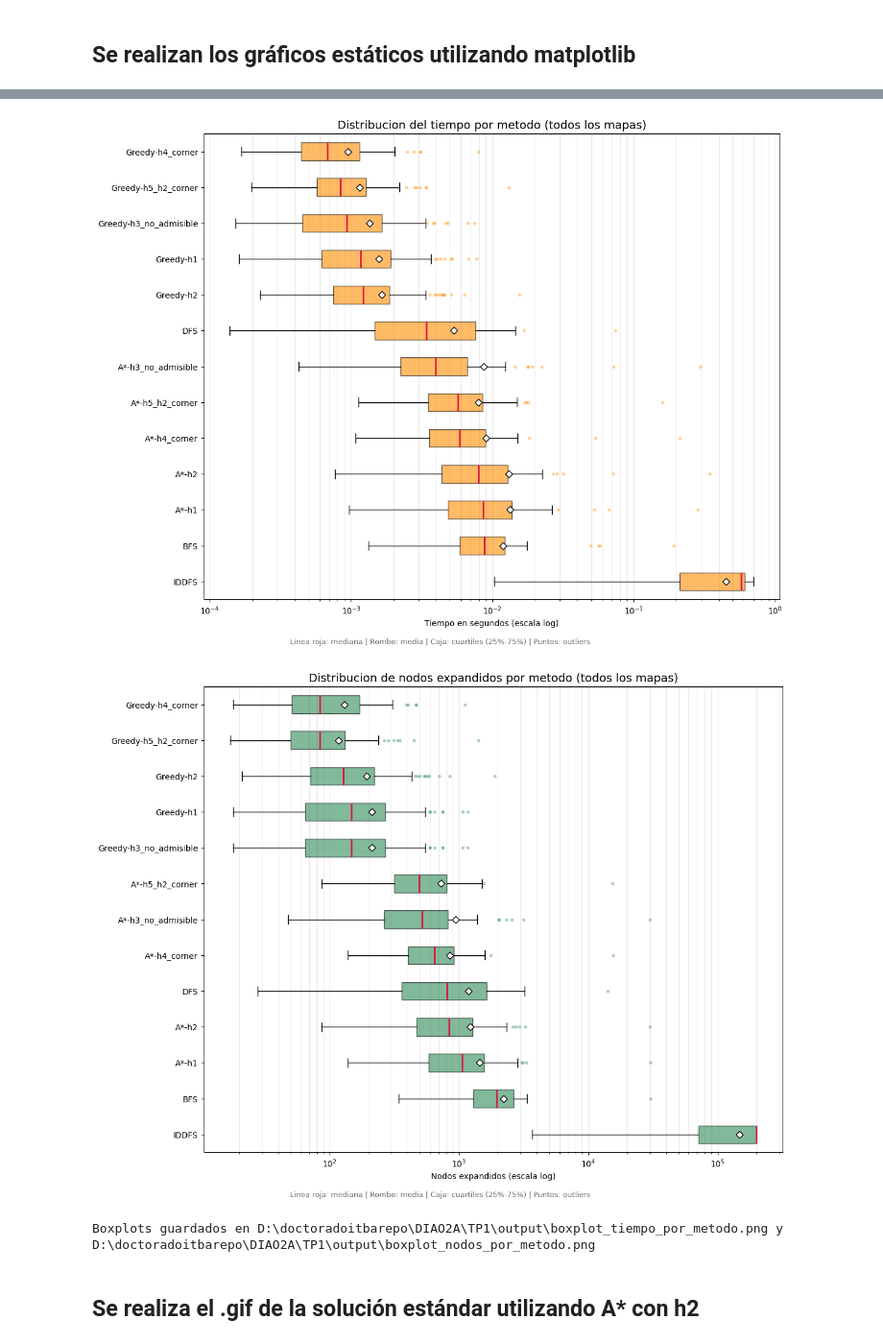
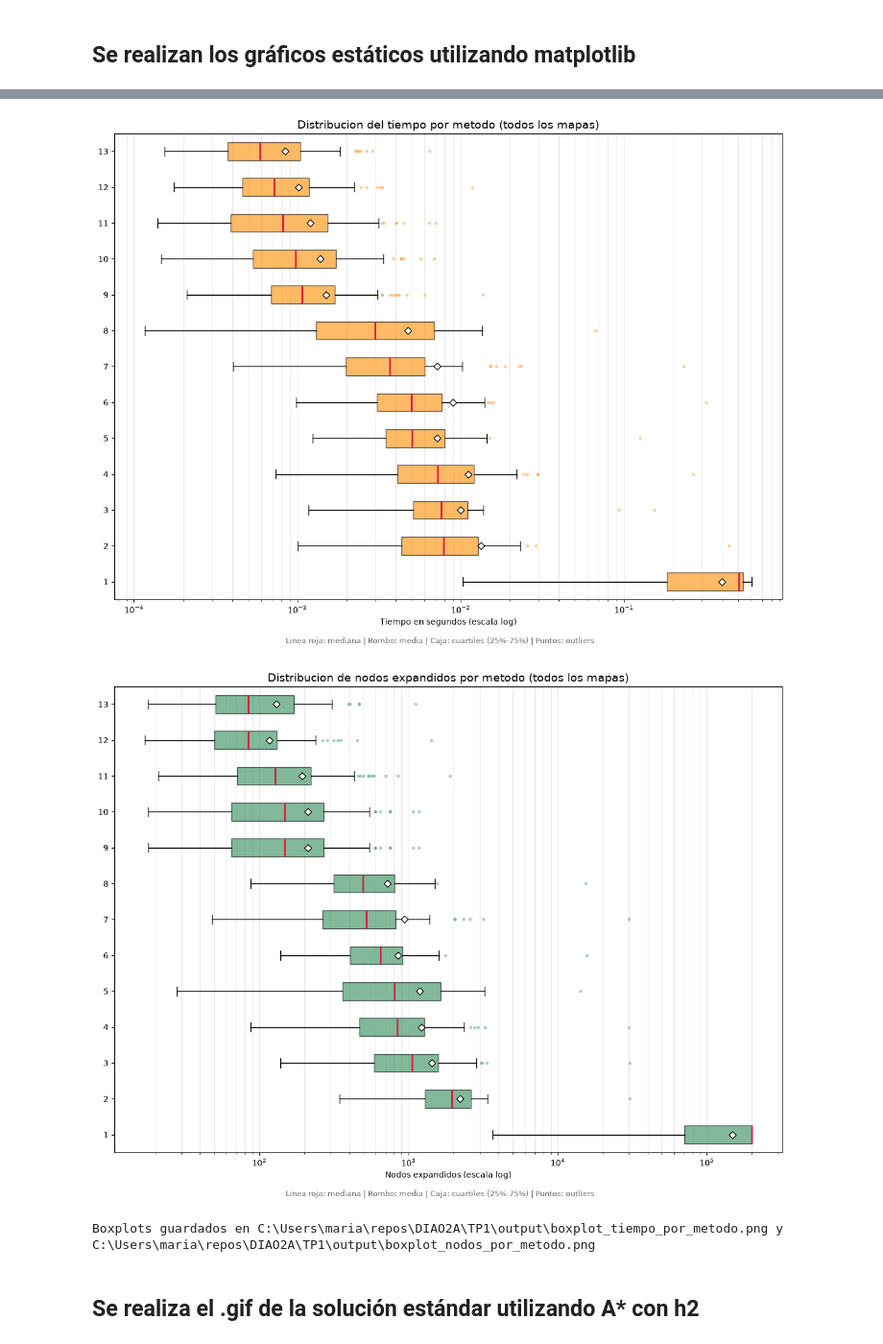
Before and after one commit to yakdudi12/DIAO2A, a Jupyter notebook: TP1/TP1_Sokoban_78.ipynb, the cells around one changed output, grey strips where cells are left out. Shown at 96% size. Cells and saved outputs as stored; diff of their text form; code cells hidden in the pictures.

Commit message:
changed labels to label

```diff
--- a/TP1/TP1_Sokoban_78.ipynb
+++ b/TP1/TP1_Sokoban_78.ipynb
@@ -732,7 +732,7 @@ def plot_boxplot_by_method(column, sort_column, title, xlabel, output_path, colo
         data,
         vert=False,
         patch_artist=True,
-        labels=methods,
+        label=methods,
         showmeans=True,
         meanprops={
             'marker': 'D', 'markerfacecolor': 'white',
@@ -781,6 +781,6 @@ Graficos guardados en D:\doctoradoitbarepo\DIAO2A\TP1\output\graficos_comparativ
-[figure, old version]
+[figure, new version]
-[figure, old version]
+[figure, new version]
-Boxplots guardados en D:\doctoradoitbarepo\DIAO2A\TP1\output\boxplot_tiempo_por_metodo.png y D:\doctoradoitbarepo\DIAO2A\TP1\output\boxplot_nodos_por_metodo.png
+Boxplots guardados en C:\Users\maria\repos\DIAO2A\TP1\output\boxplot_tiempo_por_metodo.png y C:\Users\maria\repos\DIAO2A\TP1\output\boxplot_nodos_por_metodo.png
 # %% [markdown]
 ## Se realiza el .gif de la solución estándar utilizando A* con h2
 # %%
```
Also changed, not shown: parts of 3 cells of this notebook.
